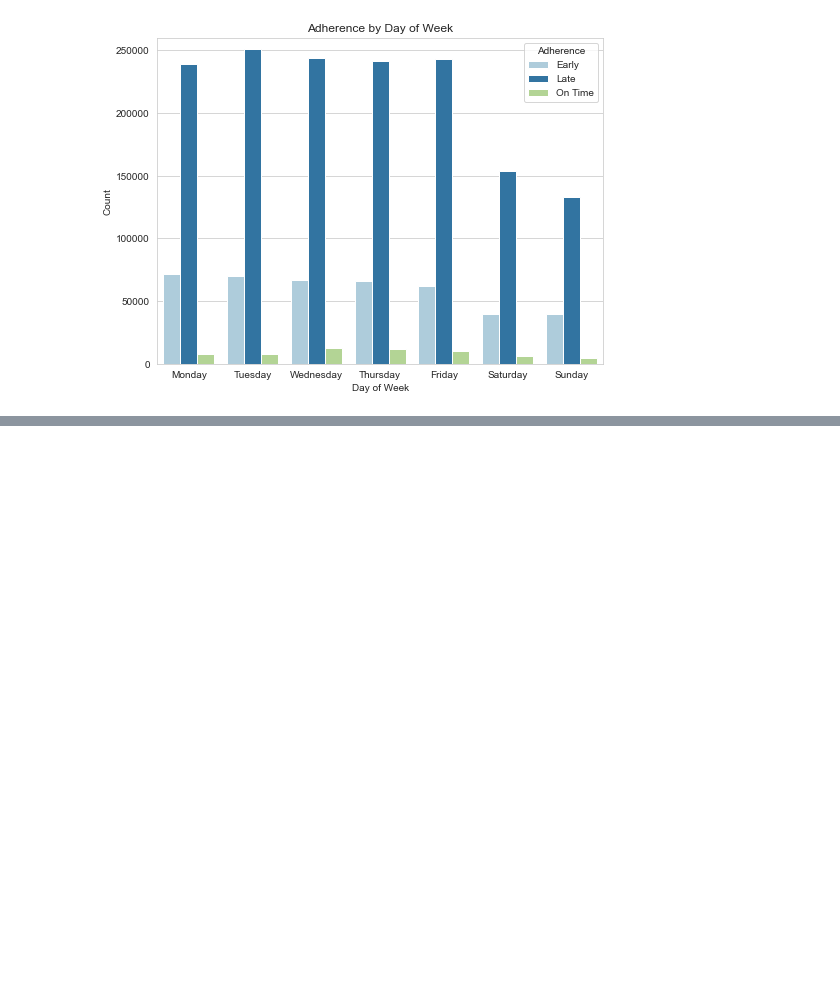
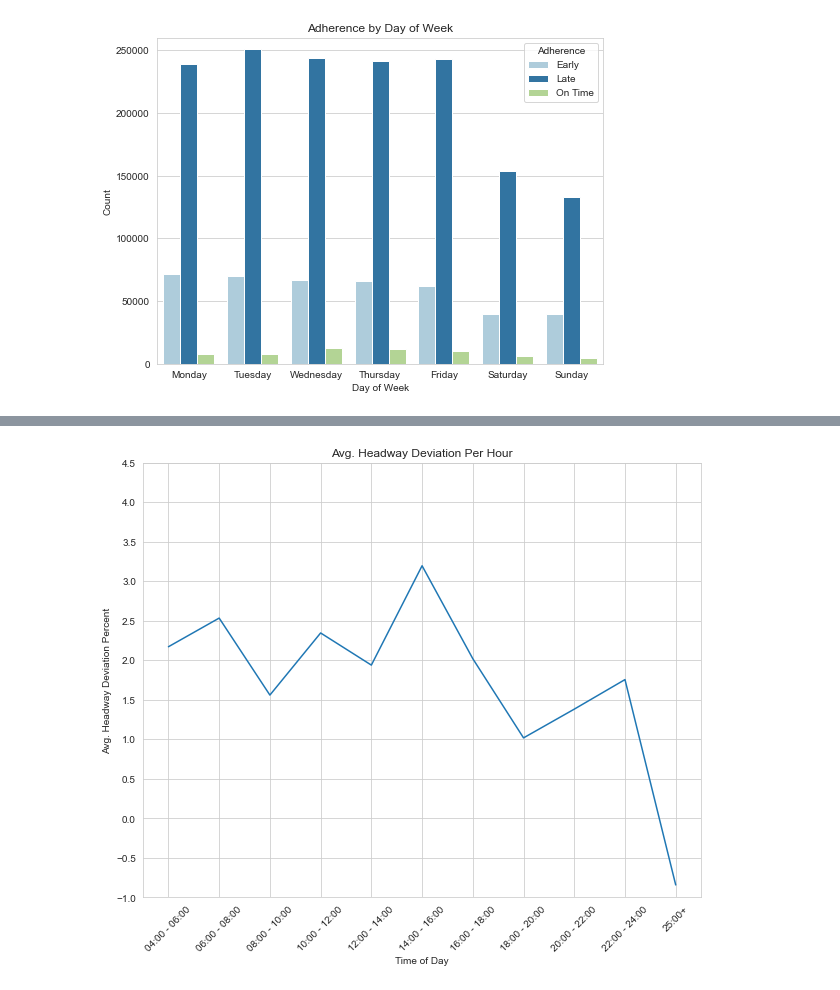
Before and after one commit to NSS-Data-Analytics-Cohort-7/wego-python-bit-my_finger, a Jupyter notebook: notebook/wego-project.ipynb, the cells around one changed output, grey strips where cells are left out. Drawn from its saved outputs; the diff is of its cells as text; code cells hidden in the pictures; blank space fills up the shorter version.

Commit message:
Multiple charts ready to go. Workshopping more

```diff
--- a/notebook/wego-project.ipynb
+++ b/notebook/wego-project.ipynb
@@ -900,0 +898,18 @@ plt.show()
+# %%
+x = tod_hw_chart['TIME_OF_DAY']
+y = tod_hw_chart['HEADWAY_DEV_PERC']
+yticks = np.arange(-1, 5, .5) ##sets y ticks. parameters = (start, stop, step)
+
+plt.figure(figsize=(10,8))
+#plt.grid(axis='y')
+plt.xlabel('Time of Day')
+plt.ylabel('Avg. Headway Deviation Percent')
+plt.title('Avg. Headway Deviation Per Hour')
+plt.ylim(-1, 4)
+plt.yticks(yticks)
+plt.plot(x,y)
+plt.xticks(rotation = 45)
+plt.savefig('avg_headway_dev_perc_hour.png')
+plt.show()
+# %% [output]
+[figure, added]
```
Also changed, not shown: parts of 47 cells of this notebook.
